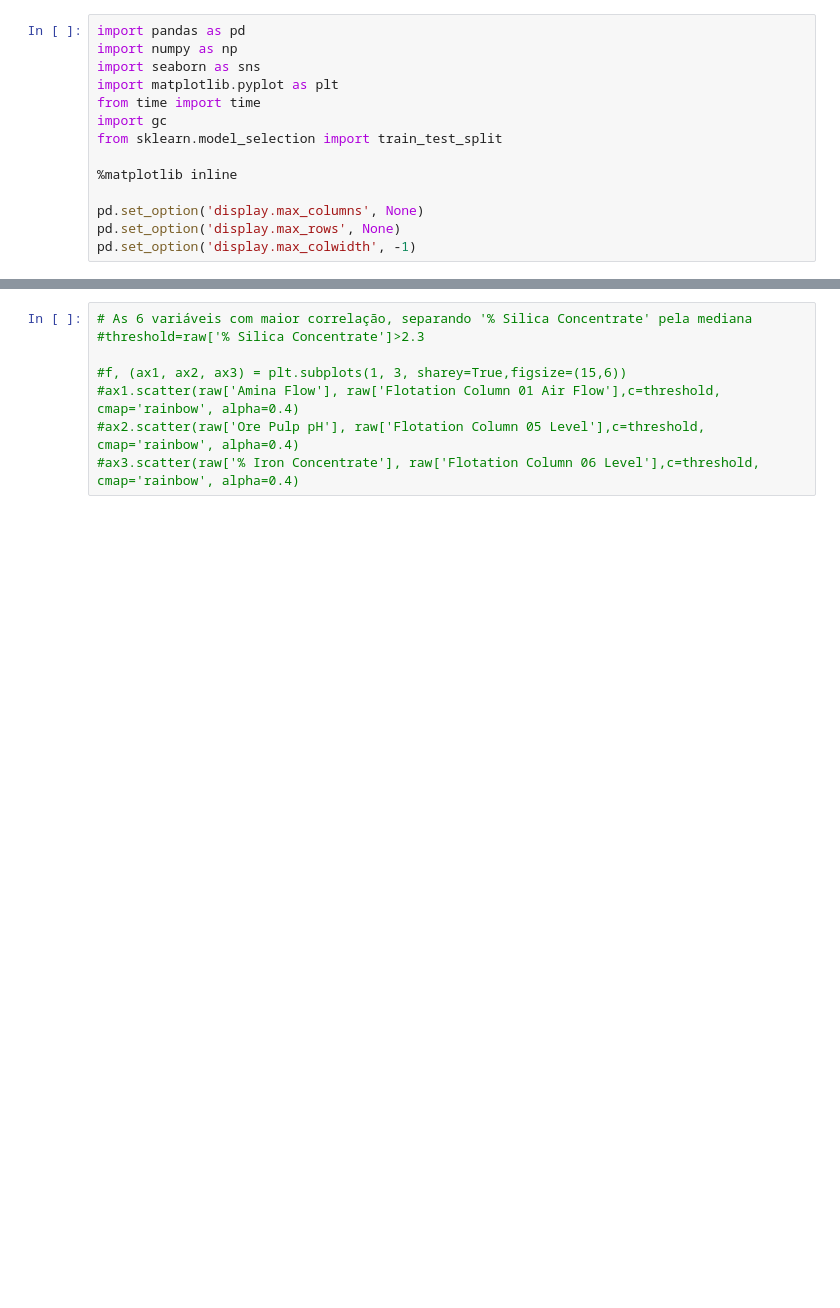
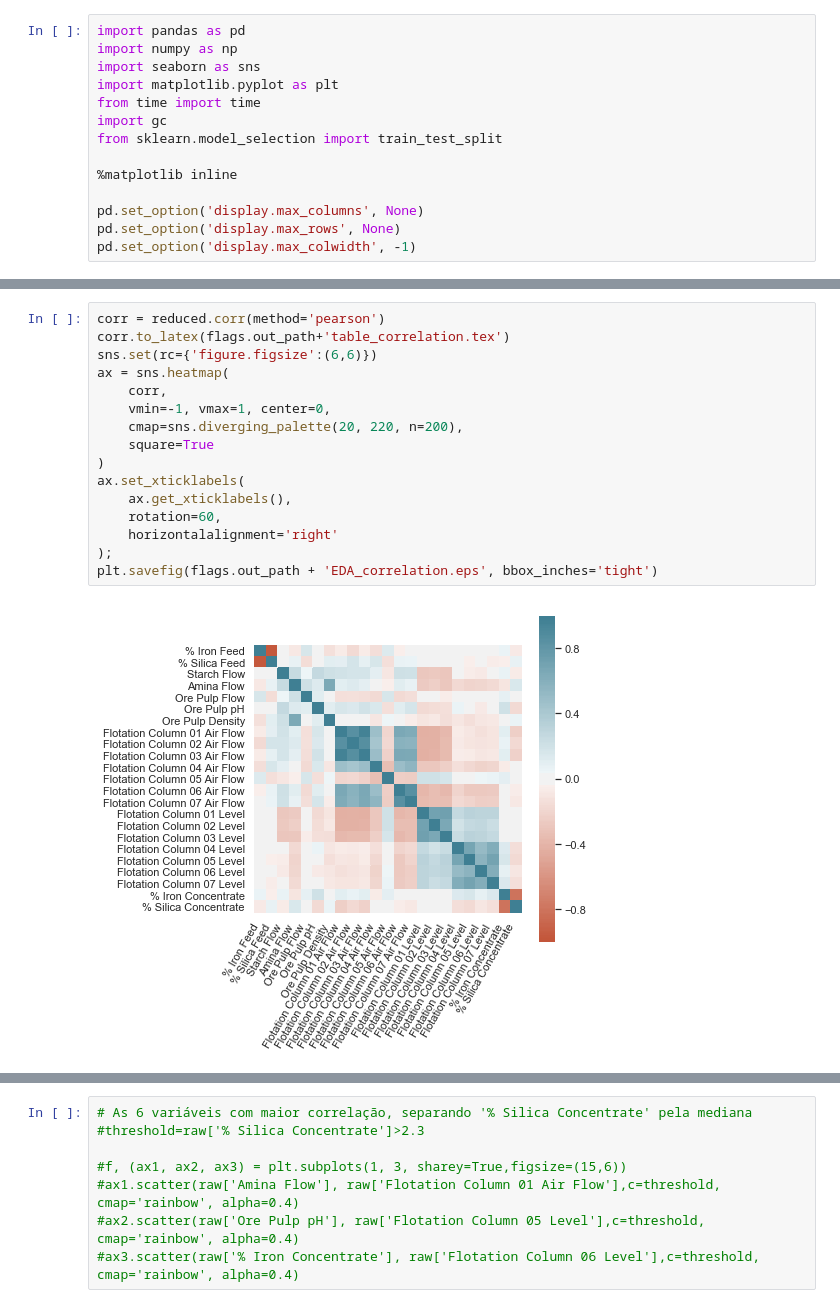
Before and after one commit to LeonardoSanBenitez/Loris-Industrial-Intelligence, a Jupyter notebook: artificial_intelligence/08 - Mining Dataset/02 - EDA.ipynb, the cells around one changed output, grey strips where cells are left out. Drawn from its saved outputs; the diff is of its cells as text; blank space fills up the shorter version.

```diff
--- a/artificial_intelligence/08 - Mining Dataset/02 - EDA.ipynb
+++ b/artificial_intelligence/08 - Mining Dataset/02 - EDA.ipynb
@@ -32,0 +46,18 @@ what else?
+# %%
+corr = reduced.corr(method='pearson')
+corr.to_latex(flags.out_path+'table_correlation.tex')
+sns.set(rc={'figure.figsize':(6,6)})
+ax = sns.heatmap(
+    corr,
+    vmin=-1, vmax=1, center=0,
+    cmap=sns.diverging_palette(20, 220, n=200),
+    square=True
+)
+ax.set_xticklabels(
+    ax.get_xticklabels(),
+    rotation=60,
+    horizontalalignment='right'
+);
+plt.savefig(flags.out_path + 'EDA_correlation.eps', bbox_inches='tight')
+# %% [output]
+[figure, added]
```
Also changed, not shown: parts of 10 cells of this notebook, 1 other file.
